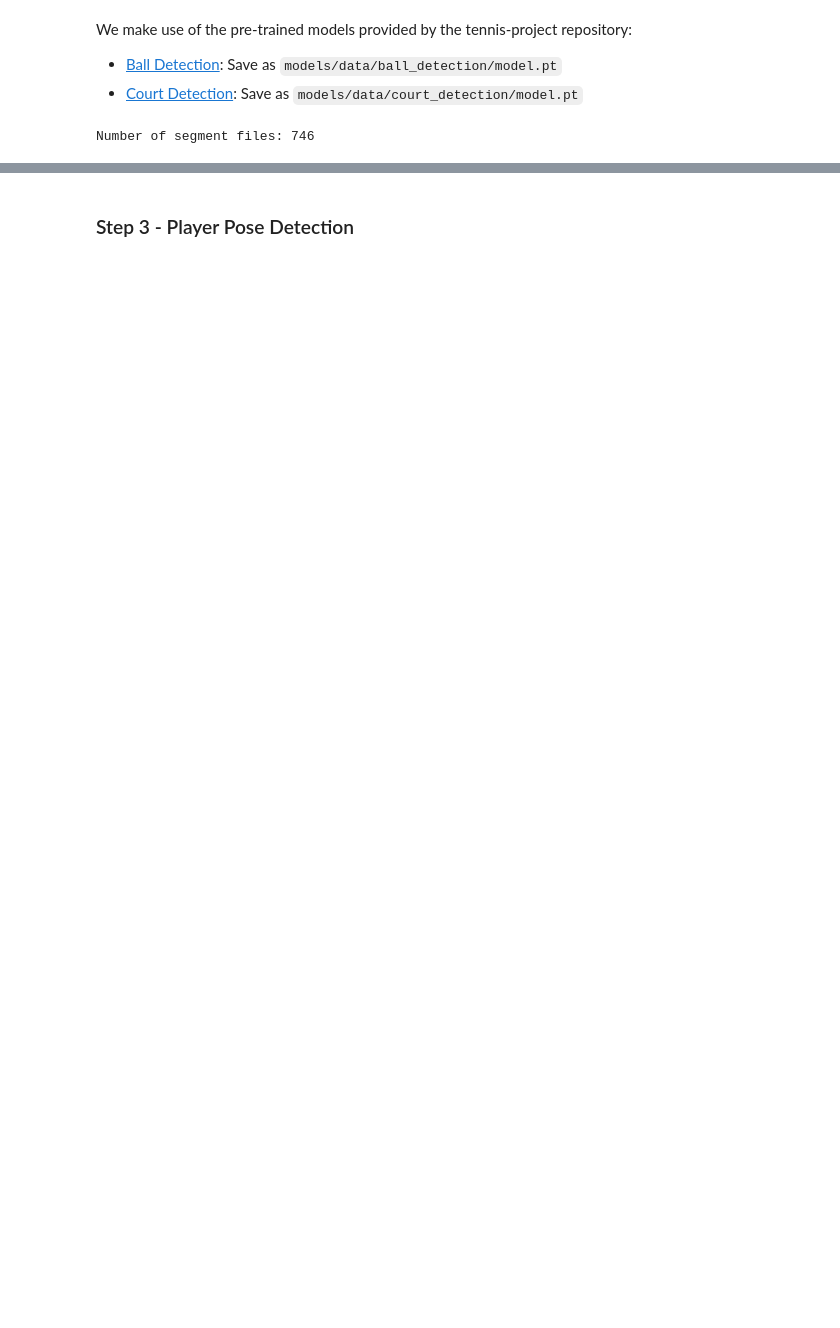
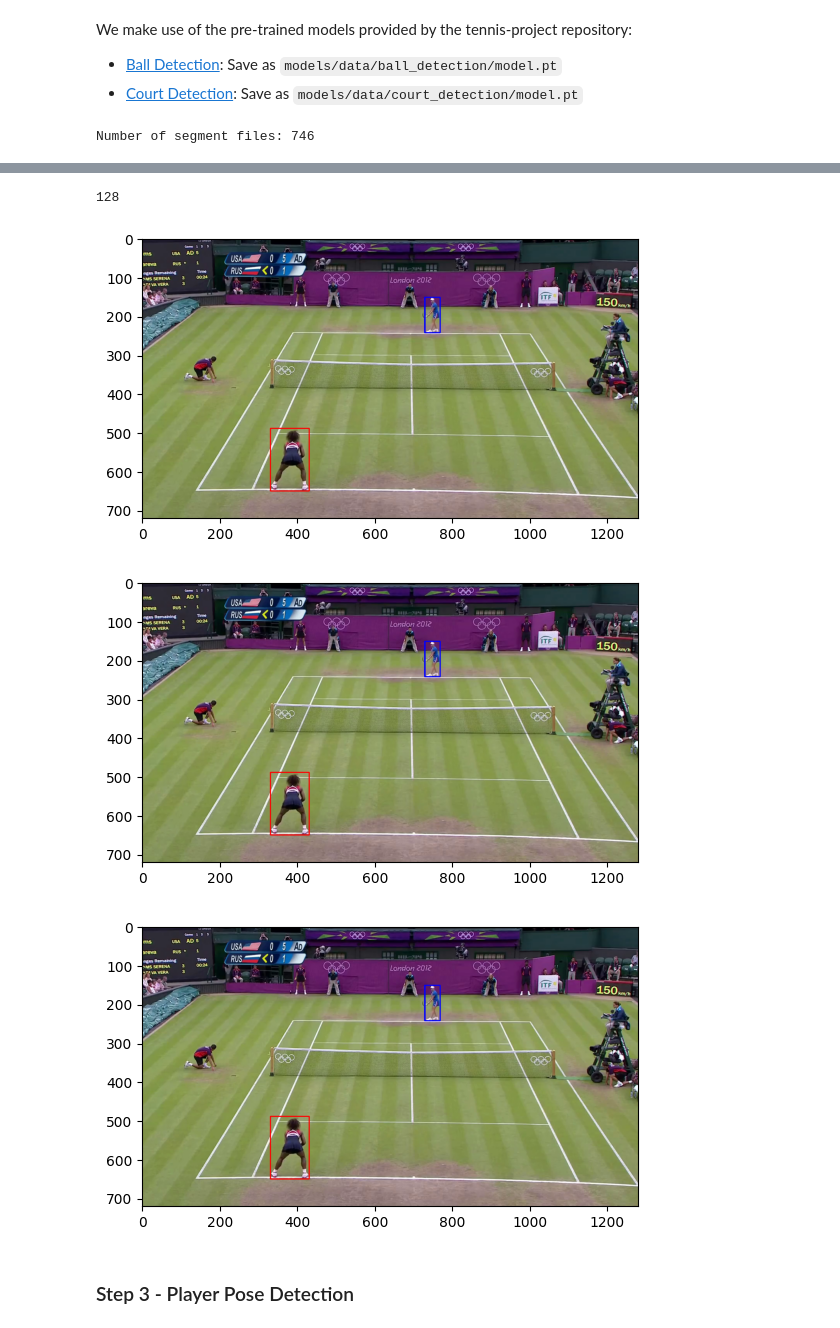
Before and after one commit to FlorSanders/Tennis_Shot_Prediction, a Jupyter notebook: src/data/data_processing.ipynb, the cells around one changed output, grey strips where cells are left out. Saved outputs shown, nothing was run; the diff lists cells and outputs as text; code cells hidden in the pictures; blank space fills up the shorter version.

```diff
--- a/src/data/data_processing.ipynb
+++ b/src/data/data_processing.ipynb
@@ -468,0 +519,4 @@ print(out_path)
+# %%
+frames, bottom_bboxes, top_bboxes, kps_court = recompute_bboxes(
+    os.path.join(segments_path, "V008_0038.mp4"),
+)
@@ -469,2 +536,25 @@ print(out_path)
+# %%
+print(len(kps_court))
+# %% [output]
+128
+# %%
+n_frames = len(bottom_bboxes)
+colors = [(255, 0, 0), (0, 0, 255)]
+for i in range(n_frames):
+    img = frames[i].copy()
+
+    for j, bboxes in enumerate([top_bboxes, bottom_bboxes]):
+        for k, bbox in enumerate(bboxes):
+            x1, y1, x2, y2 = bbox
+            img = cv2.rectangle(img, (int(x1), int(y1)), (int(x2), int(y2)), colors[j], 2)
+
+    # Show img
+    fig, ax = plt.subplots()
+    ax.imshow(img[:,:,::-1])
+    plt.show()
+# %% [output]
+[figure, added]
+[figure, added]
+[figure, added]
 # %% [markdown]
 ### Step 3 - Player Pose Detection
```
Also changed, not shown: parts of 10 cells of this notebook.
